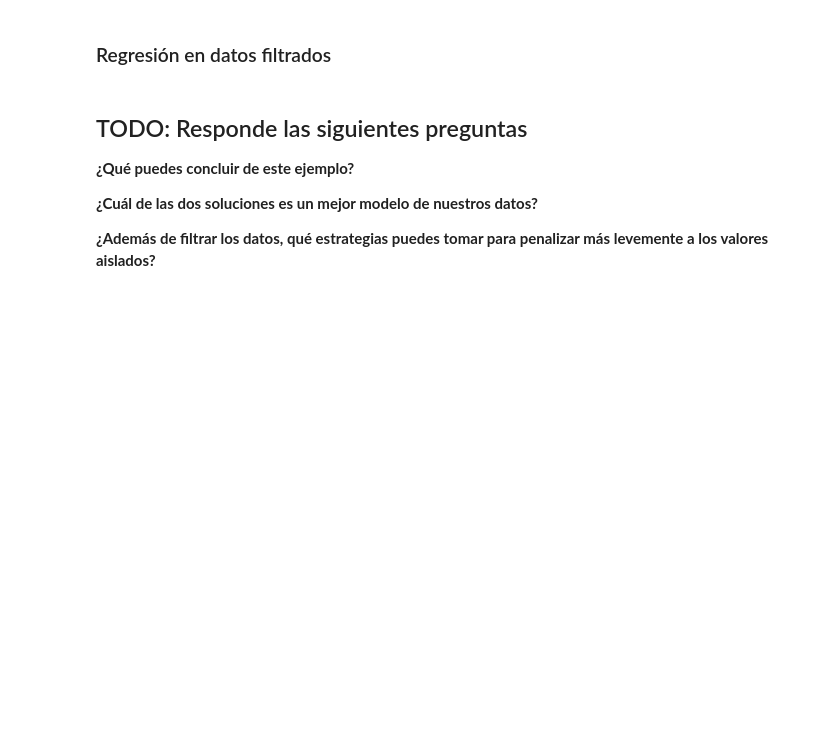
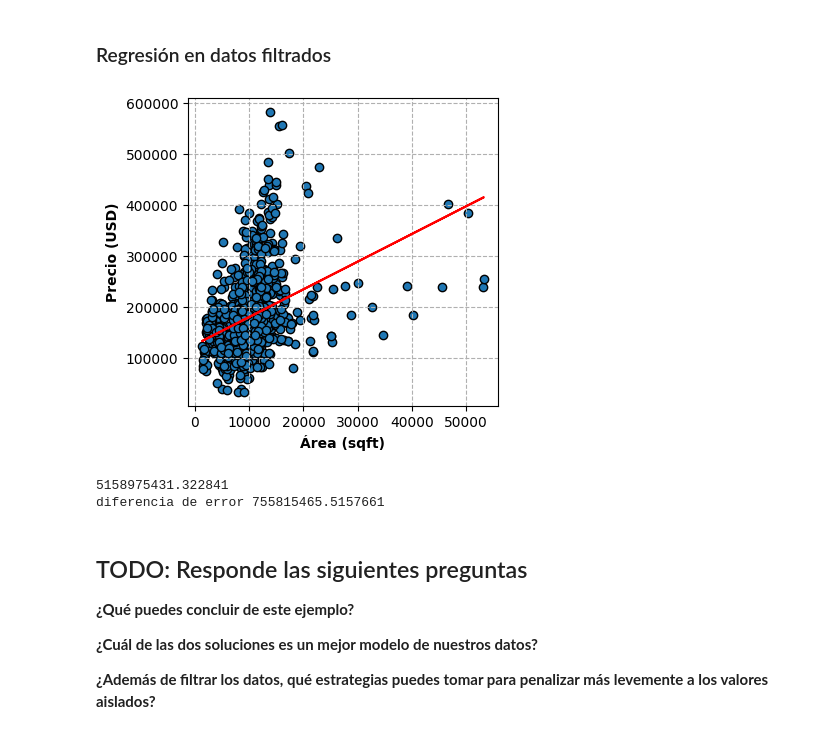
Before and after one commit to Jessebnda/ml26_01_JJJ, a Jupyter notebook: src/ml26/E03_LinearReg/linear_regression_jp.ipynb, the cells around one changed output. Drawn from its saved outputs; the diff is of its cells as text; code cells hidden in the pictures; blank space fills up the shorter version.

```diff
--- a/src/ml26/E03_LinearReg/linear_regression_jp.ipynb
+++ b/src/ml26/E03_LinearReg/linear_regression_jp.ipynb
@@ -248,18 +249,28 @@ plt.show()
 # %%
 X_filtered = X_filtered.reshape(-1, 1)
 
 # TODO: Utiliza la clase de LinearRegression de la librería de sci-kit learn para encontrar el modelo de regresión lineal para los datos.
+model = LinearRegression()
+model.fit(X_filtered, y_filtered)
+preds_filtered = model.predict(X_filtered)
 
 
 # TODO: Grafica la linea resultante sobre los datos originales (train_data)
 
+fig, ax = plot_data(X_filtered, y_filtered)
+ax.plot(X_filtered, preds_filtered, color='red')
+plt.show()
 
 # TODO: calcula el error cuadrado promedio
-mean_error_new = ...
+mean_error_new = np.mean((y_filtered - preds_filtered)**2)
 
 # Visualiza como cambia el error cuando filtramos los datos
 print(mean_error_new)
 print("diferencia de error", mean_error - mean_error_new)
+# %% [output]
+[figure, added]
+5158975431.322841
+diferencia de error 755815465.5157661
 # %% [markdown]
 ## TODO: Responde las siguientes preguntas
 
```
Also changed, not shown: parts of 6 cells of this notebook, 1 other file.
